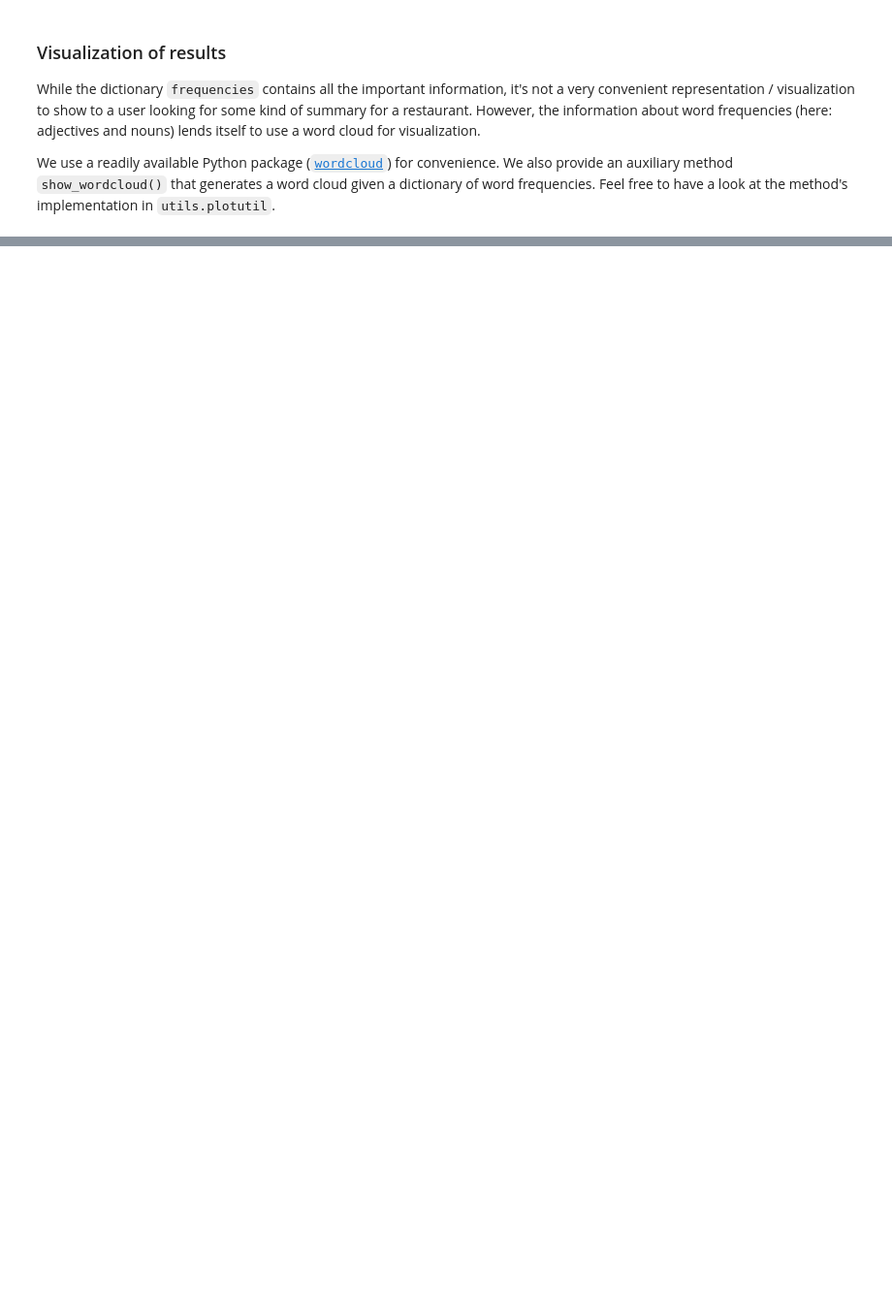
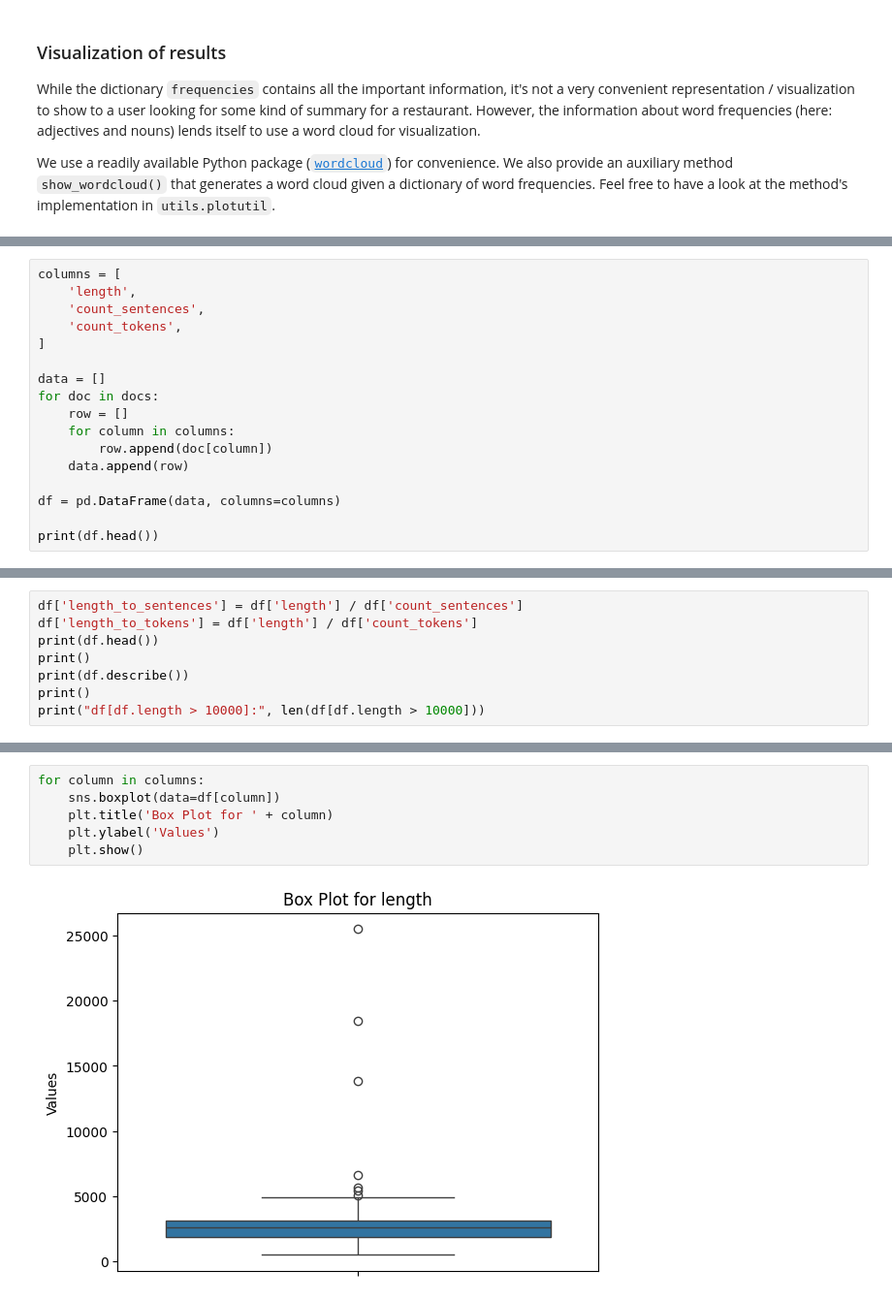
Before and after one commit to telee0/cs5246, a Jupyter notebook: eda/eda.ipynb, the cells around one changed output, grey strips where cells are left out. Shown at 97% size. Cells and saved outputs as stored; diff of their text form; blank space fills up the shorter version.

```diff
--- a/eda/eda.ipynb
+++ b/eda/eda.ipynb
@@ -466,0 +477,17 @@ noun
+# %%
+columns = [
+    'length',
+    'count_sentences',
+    'count_tokens',
+]
+
+data = []
+for doc in docs:
+    row = []
+    for column in columns:
+        row.append(doc[column])
+    data.append(row)
+
+df = pd.DataFrame(data, columns=columns)
+
+print(df.head())
@@ -466,0 +501,8 @@ noun
+# %%
+df['length_to_sentences'] = df['length'] / df['count_sentences']
+df['length_to_tokens'] = df['length'] / df['count_tokens']
+print(df.head())
+print()
+print(df.describe())
+print()
+print("df[df.length > 10000]:", len(df[df.length > 10000]))
@@ -466,0 +527,8 @@ noun
+# %%
+for column in columns:
+    sns.boxplot(data=df[column])
+    plt.title('Box Plot for ' + column)
+    plt.ylabel('Values')
+    plt.show()
+# %% [output]
+[figure, added]
```
Also changed, not shown: parts of 31 cells of this notebook.
